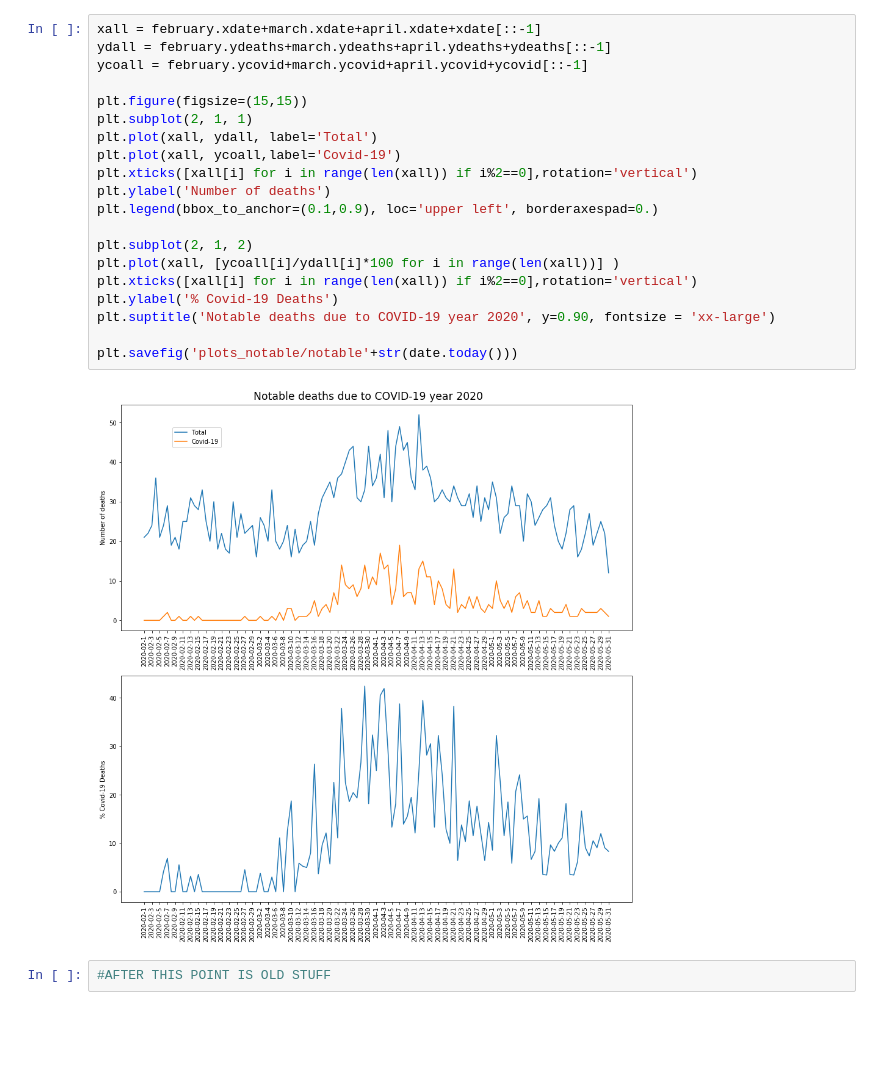
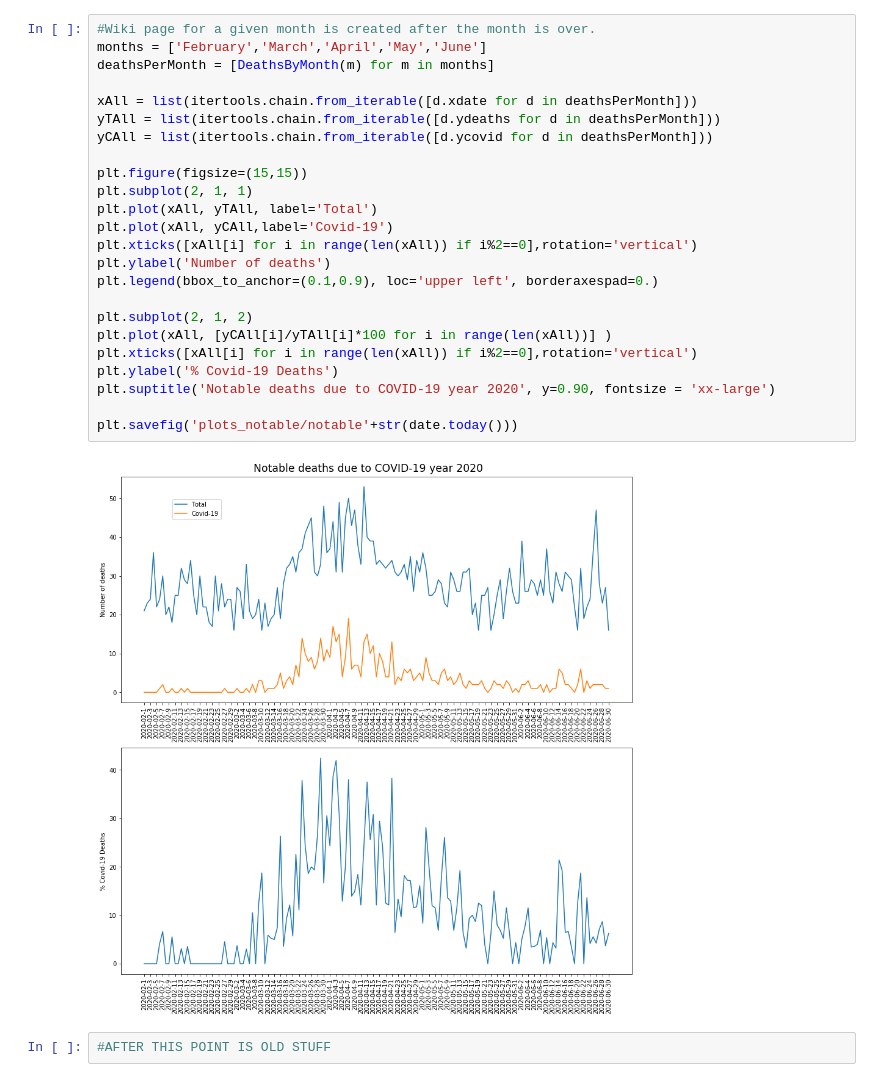
Before and after one commit to RodericGuigoCorominas/ST-Trup-v1, a Jupyter notebook: NotableDeathsCovid-19.ipynb, the cells around one changed output. Cells and saved outputs as stored; diff of their text form; blank space fills up the shorter version.

```diff
--- a/NotableDeathsCovid-19.ipynb
+++ b/NotableDeathsCovid-19.ipynb
@@ -73,25 +64,29 @@ april.plot_summary(save=True)
 # %%
-xall = february.xdate+march.xdate+april.xdate+xdate[::-1]
-ydall = february.ydeaths+march.ydeaths+april.ydeaths+ydeaths[::-1]
-ycoall = february.ycovid+march.ycovid+april.ycovid+ycovid[::-1]
+#Wiki page for a given month is created after the month is over.
+months = ['February','March','April','May','June']
+deathsPerMonth = [DeathsByMonth(m) for m in months]
+
+xAll = list(itertools.chain.from_iterable([d.xdate for d in deathsPerMonth]))
+yTAll = list(itertools.chain.from_iterable([d.ydeaths for d in deathsPerMonth]))
+yCAll = list(itertools.chain.from_iterable([d.ycovid for d in deathsPerMonth]))
 
 plt.figure(figsize=(15,15))
 plt.subplot(2, 1, 1)
-plt.plot(xall, ydall, label='Total')
-plt.plot(xall, ycoall,label='Covid-19')
-plt.xticks([xall[i] for i in range(len(xall)) if i%2==0],rotation='vertical')
+plt.plot(xAll, yTAll, label='Total')
+plt.plot(xAll, yCAll,label='Covid-19')
+plt.xticks([xAll[i] for i in range(len(xAll)) if i%2==0],rotation='vertical')
 plt.ylabel('Number of deaths')
 plt.legend(bbox_to_anchor=(0.1,0.9), loc='upper left', borderaxespad=0.)
 
 plt.subplot(2, 1, 2)
-plt.plot(xall, [ycoall[i]/ydall[i]*100 for i in range(len(xall))] )
-plt.xticks([xall[i] for i in range(len(xall)) if i%2==0],rotation='vertical')
+plt.plot(xAll, [yCAll[i]/yTAll[i]*100 for i in range(len(xAll))] )
+plt.xticks([xAll[i] for i in range(len(xAll)) if i%2==0],rotation='vertical')
 plt.ylabel('% Covid-19 Deaths')
 plt.suptitle('Notable deaths due to COVID-19 year 2020', y=0.90, fontsize = 'xx-large')
 
 plt.savefig('plots_notable/notable'+str(date.today()))
 # %% [output]
-[figure, old version]
+[figure, new version]
 # %%
 #AFTER THIS POINT IS OLD STUFF
 # %%
```
Also changed, not shown: parts of 6 cells of this notebook, 8 other files.
